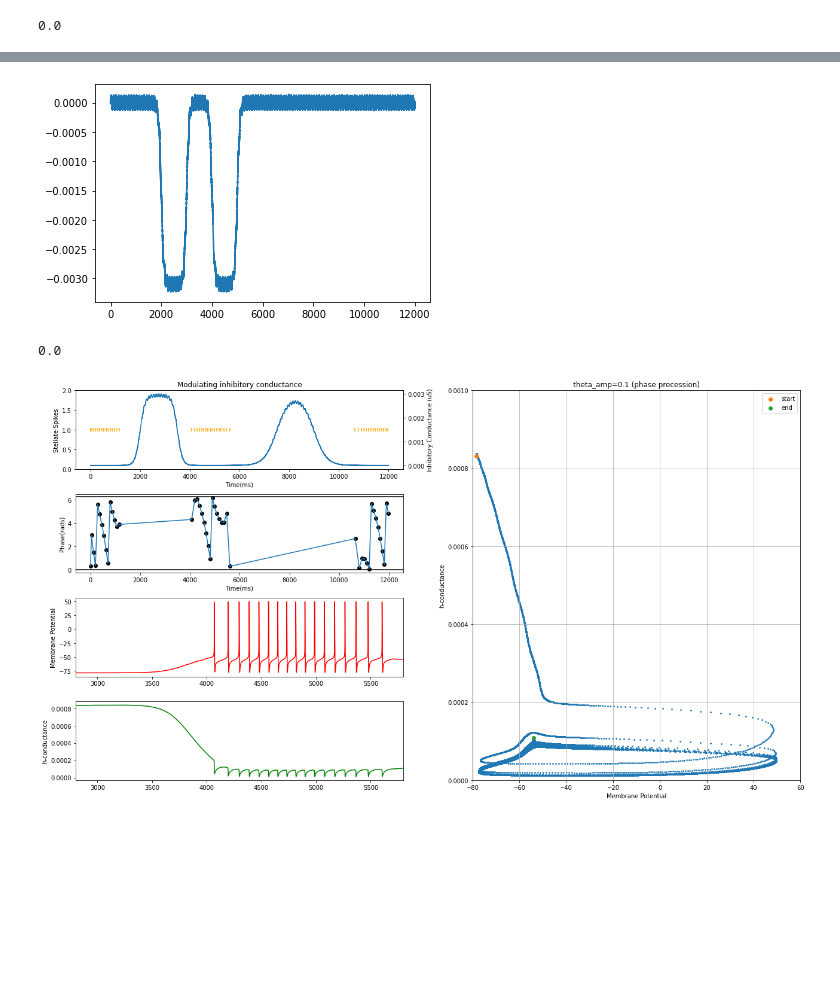
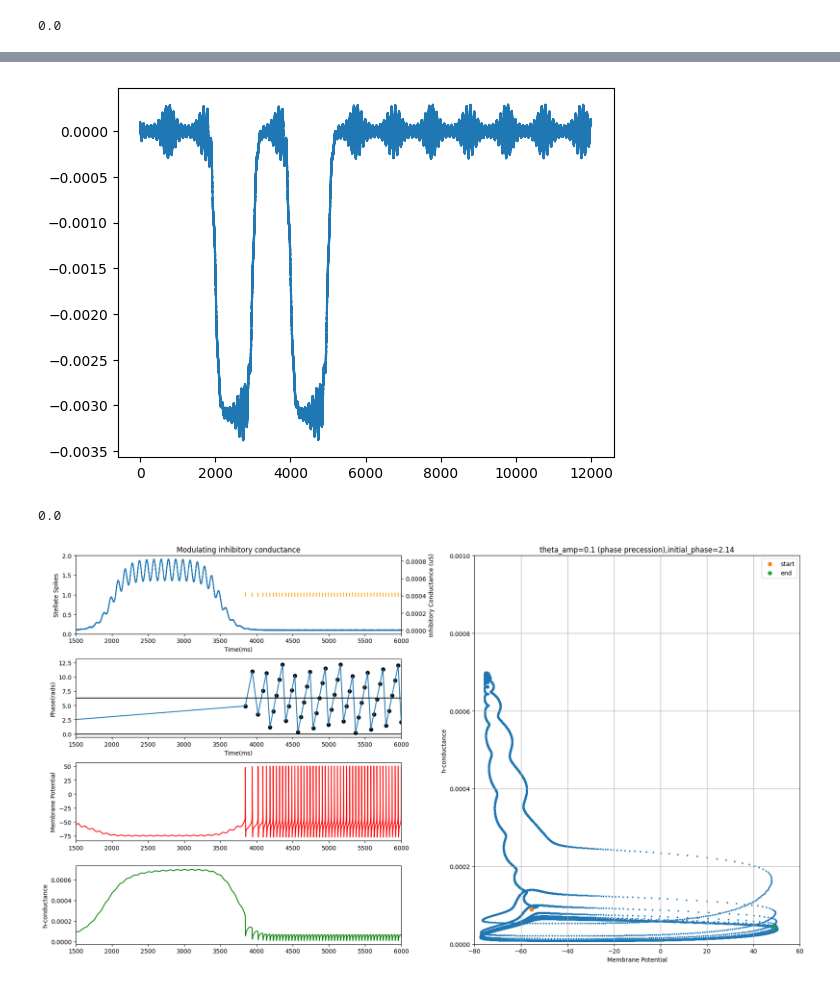
Before and after one commit to tiny-infinity/GridCellsTheta, a Jupyter notebook: stellate_phpc_2.ipynb, the cells around one changed output, grey strips where cells are left out. Cells and saved outputs as stored; diff of their text form; code cells hidden in the pictures; blank space fills up the shorter version.

```diff
--- a/stellate_phpc_2.ipynb
+++ b/stellate_phpc_2.ipynb
@@ -41,7 +79,7 @@ input_amp = -3.1e-3
 theta_amp = 1e-4
 theta_freq = 10.0
 
-initial_phase = 0.0
+initial_phase = 2*np.pi*np.random.random()
 mean,std=0,1e-5
 
 stell_v = h.Vector().record(stellate_0.soma(0.5)._ref_v)
@@ -56,16 +94,16 @@ time = h.Vector().record(h._ref_t)
 # %%
 def input_func(t_ms):
     first_term = 0.5 * (np.tanh((t_ms - 2000)/100) - np.tanh((t_ms - 3000)/100))
     second_term = 0.5 * (np.tanh((t_ms - 4000)/100) - np.tanh((t_ms - 5000)/100))
-    theta_term = theta_amp * np.sin(2 * np.pi * theta_freq * t_ms / 1000 + initial_phase)
+    theta_term = theta_amp * np.sin(2 * np.pi * theta_freq * t_ms / 1000 + initial_phase)*np.exp(-np.sin(2*np.pi*t_ms/1000))
     return (input_amp*(first_term + second_term)) + theta_term
 
 noise_input = np.random.normal(0,std,time_steps)
 stell_input = input_func(time_arr) + noise_input
 plt.plot(time_arr,stell_input)
 plt.show()
 # %% [output]
-[figure, old version]
+[figure, new version]
 # %%
 syn_inh = h.ExpSyn(stellate_0.soma(0.5))
 syn_inh.e = -80
@@ -108,14 +146,14 @@ h.continuerun(time_dur)
 from matplotlib.gridspec import GridSpec
 
 spike_times_array = np.array(spike_times_stell.to_python())
-phases = (((spike_times_array) * theta_freq * 2 * np.pi / 1000) + initial_phase) % (2 * np.pi)
+phases = (((spike_times_array) * theta_freq * 2 * np.pi / 1000) + initial_phase) % (4 * np.pi)
 g_rec_array = np.array(g_rec.to_python())
 
 volt_dyn = np.array(stell_v.to_python())
 hcond_dyn = np.array(stellate_gh_vec.to_python())
 
-start = 2800
-end = 5800
+start = 1500
+end = 6000
 
 fig = plt.figure(figsize=(18,10))
 gs = GridSpec(4,2, width_ratios=[1,1])
@@ -129,7 +167,7 @@ ax_phase = fig.add_subplot(gs[:,1])
 ax0_twin = ax0.twinx()
 ax0.eventplot(spike_times_array, label="Stellate Spikes", color='orange', linelengths=0.1)
 ax0.set_ylim(0,2)
-#ax0.set_xlim(start,end)
+ax0.set_xlim(start,end)
 ax0.set_ylabel('Stellate Spikes')
 ax0.set_xlabel('Time(ms)')
 ax0.set_title("Modulating inhibitory conductance")
@@ -140,7 +178,7 @@ ax0_twin.set_ylabel('Inhibitory Conductance (uS)')
 ax1.plot(spike_times_array, phases)
 ax1.scatter(spike_times_array, phases, color='black')
 ax1.set_xlabel("Time(ms)")
-#ax1.set_xlim(start,end)
+ax1.set_xlim(start,end)
 ax1.set_ylabel("Phase(rads)")
 ax1.axhline(y=2*np.pi, color='black')
 ax1.axhline(y=0, color='black')
@@ -158,13 +196,14 @@ ax_phase.scatter(volt_dyn[end*40], hcond_dyn[end*40], label='end')
 
 ax_phase.set_xlabel("Membrane Potential")
 ax_phase.set_ylabel("h-conductance")
-ax_phase.set_title("theta_amp=0.1 (phase precession)")
+ax_phase.set_title(f"theta_amp=0.1 (phase precession),initial_phase={initial_phase:.2f}")
 ax_phase.set_ylim(0,0.001)
 ax_phase.set_xlim(-80,60)
 ax_phase.grid(True)
 ax_phase.legend()
 
 plt.tight_layout()
+plt.savefig(f"project_figs/h_mv_pp_1{int(initial_phase*10)}")
 plt.show()
 # %% [output]
-[figure, old version]
+[figure, new version]
```
Also changed, not shown: parts of 7 cells of this notebook, 59 other files.
